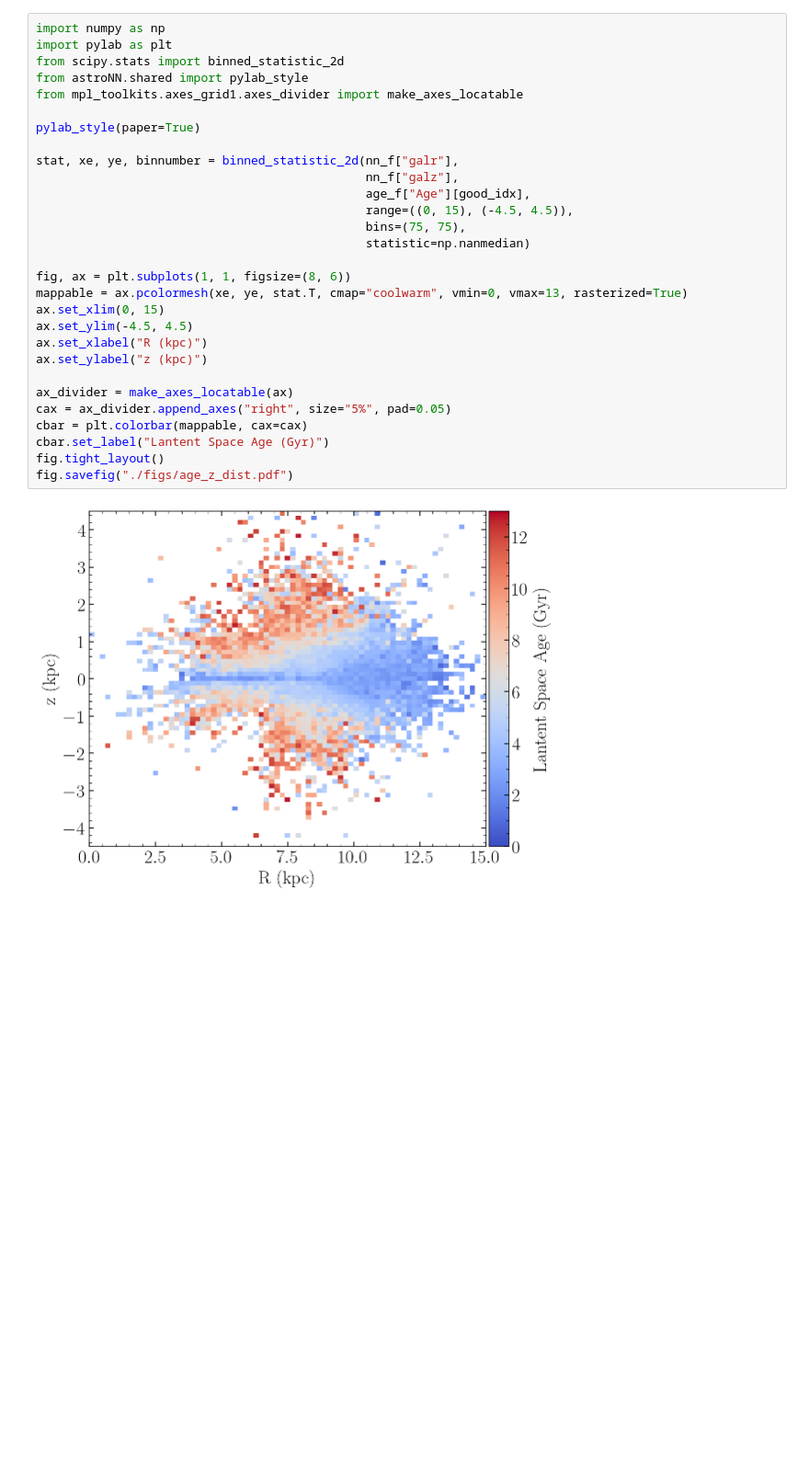
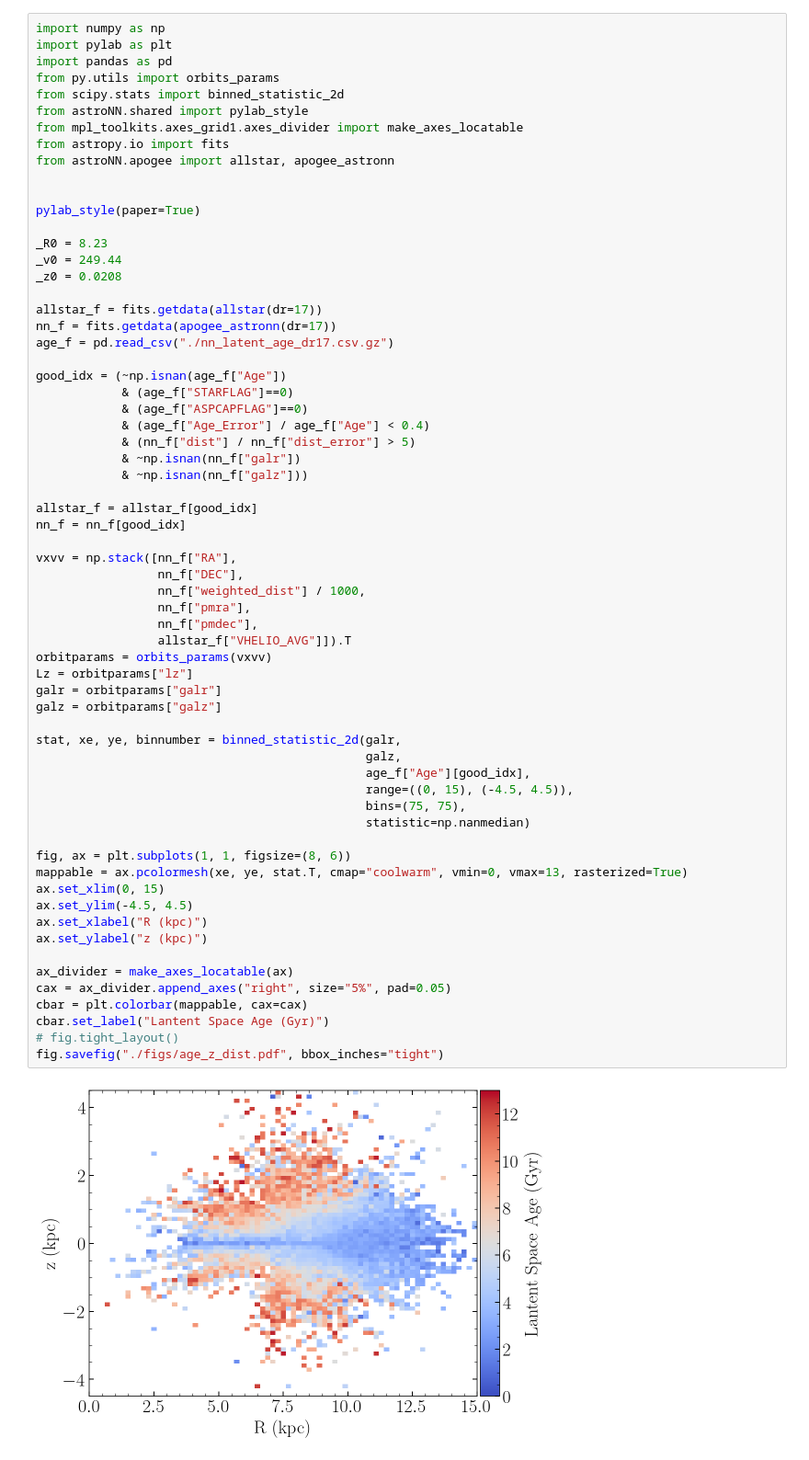
Before and after one commit to henrysky/astroNN_ages, a Jupyter notebook: Age_Science.ipynb, the cells around one changed output. Shown at 92% size. Drawn from its saved outputs; the diff is of its cells as text; blank space fills up the shorter version.

Commit message:
add some new figures

```diff
--- a/Age_Science.ipynb
+++ b/Age_Science.ipynb
@@ -20,31 +3,66 @@ nn_f = nn_f[good_idx]
 # %%
 import numpy as np
 import pylab as plt
+import pandas as pd
+from py.utils import orbits_params
 from scipy.stats import binned_statistic_2d
 from astroNN.shared import pylab_style
 from mpl_toolkits.axes_grid1.axes_divider import make_axes_locatable
+from astropy.io import fits
+from astroNN.apogee import allstar, apogee_astronn
+
 
 pylab_style(paper=True)
 
-stat, xe, ye, binnumber = binned_statistic_2d(nn_f["galr"],
-                                              nn_f["galz"],
+_R0 = 8.23
+_v0 = 249.44
+_z0 = 0.0208
+
+allstar_f = fits.getdata(allstar(dr=17))
+nn_f = fits.getdata(apogee_astronn(dr=17))
+age_f = pd.read_csv("./nn_latent_age_dr17.csv.gz")
+
+good_idx = (~np.isnan(age_f["Age"])
+            & (age_f["STARFLAG"]==0)
+            & (age_f["ASPCAPFLAG"]==0)
+            & (age_f["Age_Error"] / age_f["Age"] < 0.4)
+            & (nn_f["dist"] / nn_f["dist_error"] > 5)
+            & ~np.isnan(nn_f["galr"])
+            & ~np.isnan(nn_f["galz"]))
+
+allstar_f = allstar_f[good_idx]
+nn_f = nn_f[good_idx]
+
+vxvv = np.stack([nn_f["RA"],
+                 nn_f["DEC"],
+                 nn_f["weighted_dist"] / 1000,
+                 nn_f["pmra"],
+                 nn_f["pmdec"],
+                 allstar_f["VHELIO_AVG"]]).T
+orbitparams = orbits_params(vxvv)
+Lz = orbitparams["lz"]
+galr = orbitparams["galr"]
+galz = orbitparams["galz"]
+
+stat, xe, ye, binnumber = binned_statistic_2d(galr,
+                                              galz,
                                               age_f["Age"][good_idx],
                                               range=((0, 15), (-4.5, 4.5)),
                                               bins=(75, 75),
                                               statistic=np.nanmedian)
 
 fig, ax = plt.subplots(1, 1, figsize=(8, 6))
 mappable = ax.pcolormesh(xe, ye, stat.T, cmap="coolwarm", vmin=0, vmax=13, rasterized=True)
 ax.set_xlim(0, 15)
 ax.set_ylim(-4.5, 4.5)
 ax.set_xlabel("R (kpc)")
 ax.set_ylabel("z (kpc)")
 
 ax_divider = make_axes_locatable(ax)
 cax = ax_divider.append_axes("right", size="5%", pad=0.05)
 cbar = plt.colorbar(mappable, cax=cax)
 cbar.set_label("Lantent Space Age (Gyr)")
-fig.tight_layout()
-fig.savefig("./figs/age_z_dist.pdf")
+# fig.tight_layout()
+fig.savefig("./figs/age_z_dist.pdf", bbox_inches="tight")
 # %% [output]
-[figure, old version]
+[figure, new version]
```
Also changed, not shown: parts of 8 cells of this notebook, 6 other files.
